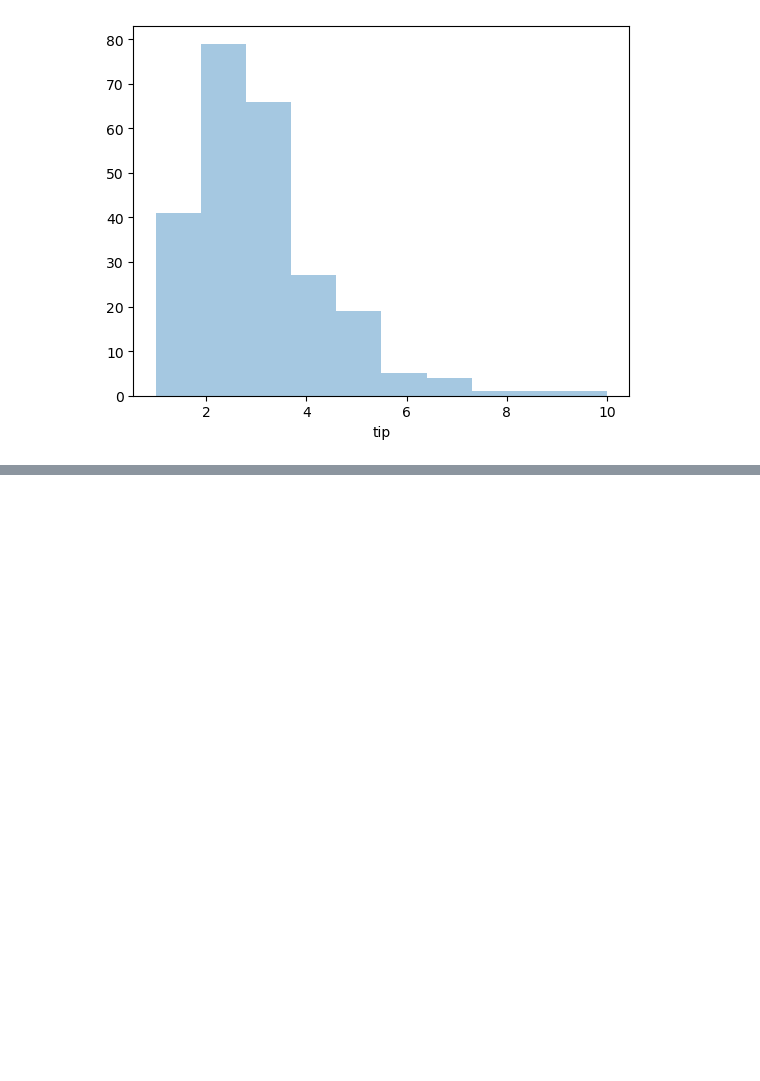
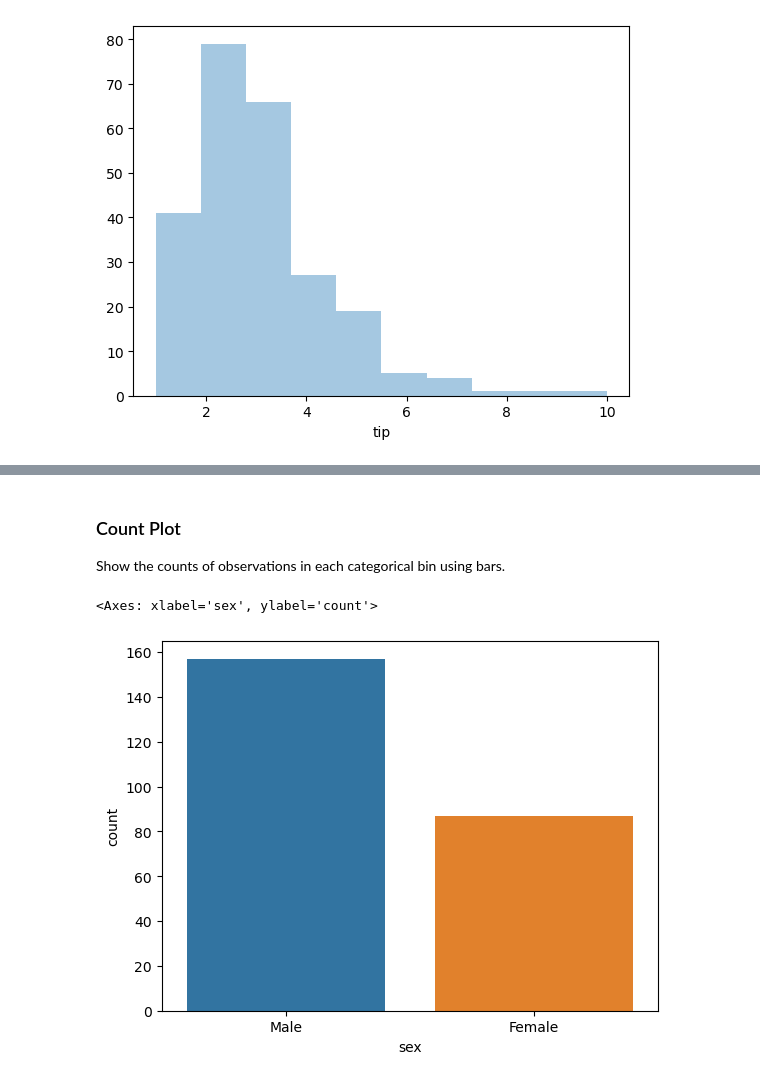
Before and after one commit to Engg-Abhinav/Python-Libraries, a Jupyter notebook: Python_Tutorial_5.ipynb, the cells around one changed output, grey strips where cells are left out. Drawn from its saved outputs; the diff is of its cells as text; code cells hidden in the pictures; blank space fills up the shorter version.

```diff
--- a/Python_Tutorial_5.ipynb
+++ b/Python_Tutorial_5.ipynb
@@ -145,0 +146,9 @@ Seaborn also helps us in doing the analysis on Categorical Data points. In this
+# %% [markdown]
+### Count Plot
+
+Show the counts of observations in each categorical bin using bars.
+# %%
+sns.countplot(x=df['sex'])
+# %% [output]
+<Axes: xlabel='sex', ylabel='count'>
+[figure, added]
```
Also changed, not shown: parts of 3 cells of this notebook.
